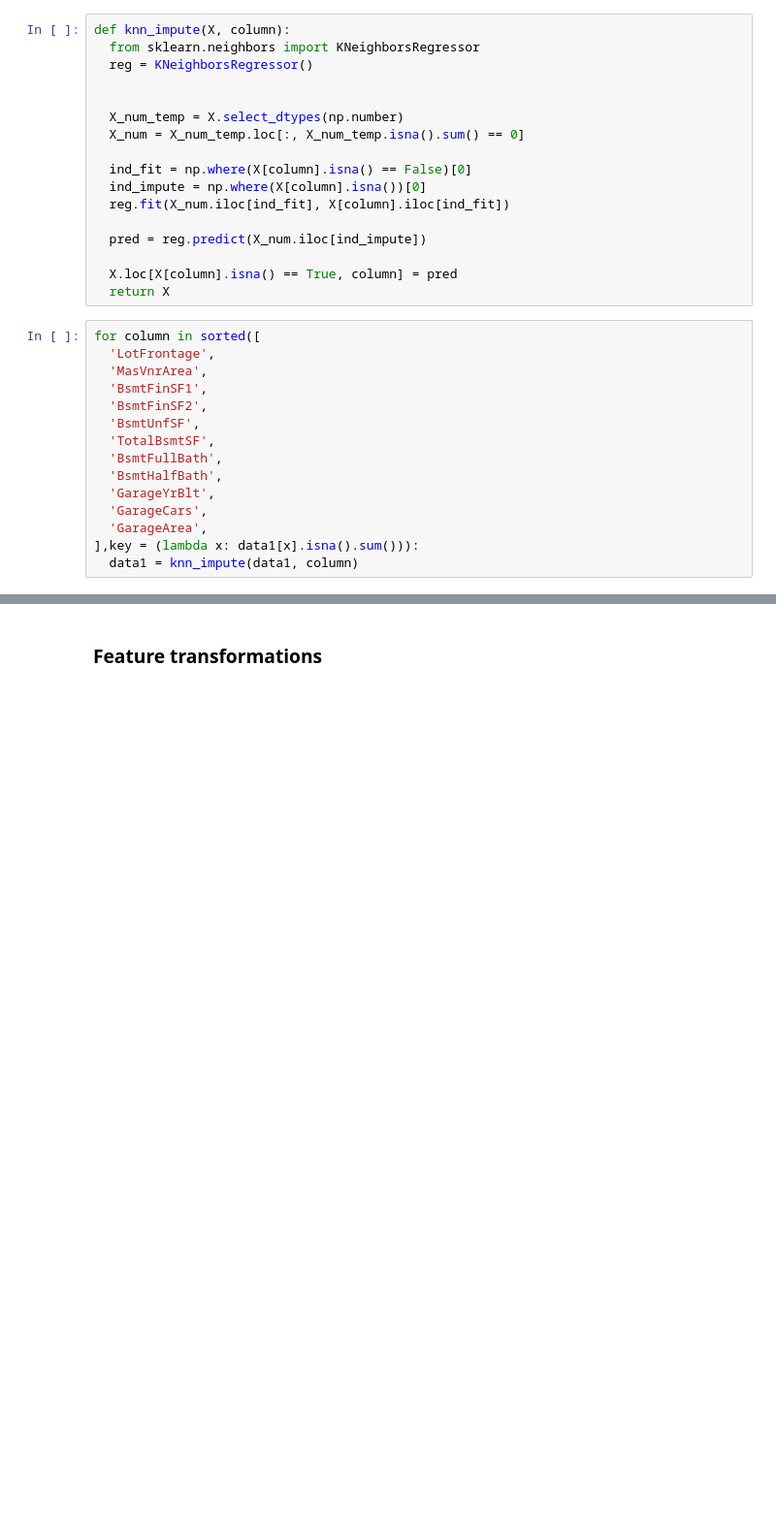
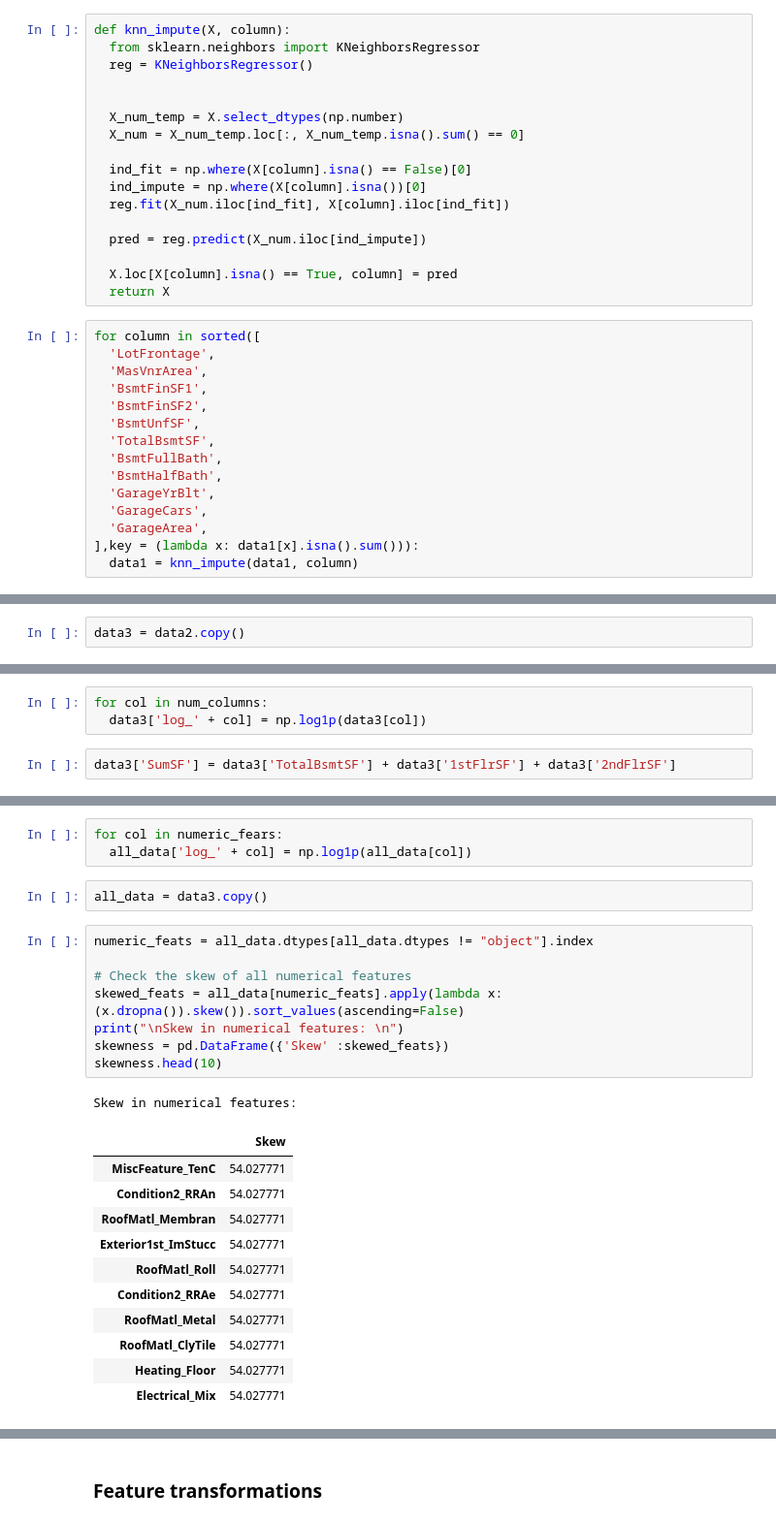
Before and after one commit to pear2jam/notebooks, a Jupyter notebook: Houses_Prices.ipynb, the cells around one changed output, grey strips where cells are left out. Shown at 97% size. Cells and saved outputs as stored; diff of their text form; blank space fills up the shorter version.

```diff
--- a/Houses_Prices.ipynb
+++ b/Houses_Prices.ipynb
@@ -162,0 +341,2 @@ data2 = pd.get_dummies(data1)
+# %%
+data3 = data2.copy()
@@ -162,0 +347,5 @@ data2 = pd.get_dummies(data1)
+# %%
+for col in num_columns:
+  data3['log_' + col] = np.log1p(data3[col])
+# %%
+data3['SumSF'] = data3['TotalBsmtSF'] + data3['1stFlrSF'] + data3['2ndFlrSF']
@@ -162,0 +414,26 @@ data2 = pd.get_dummies(data1)
+# %%
+for col in numeric_fears:
+  all_data['log_' + col] = np.log1p(all_data[col])
+# %%
+all_data = data3.copy()
+# %%
+numeric_feats = all_data.dtypes[all_data.dtypes != "object"].index
+
+# Check the skew of all numerical features
+skewed_feats = all_data[numeric_feats].apply(lambda x: (x.dropna()).skew()).sort_values(ascending=False)
+print("\nSkew in numerical features: \n")
+skewness = pd.DataFrame({'Skew' :skewed_feats})
+skewness.head(10)
+# %% [output]
+Skew in numerical features:
+|  | Skew |
+| MiscFeature_TenC | 54.027771 |
+| Condition2_RRAn | 54.027771 |
+| RoofMatl_Membran | 54.027771 |
+| Exterior1st_ImStucc | 54.027771 |
+| RoofMatl_Roll | 54.027771 |
+| Condition2_RRAe | 54.027771 |
+| RoofMatl_Metal | 54.027771 |
+| RoofMatl_ClyTile | 54.027771 |
+| Heating_Floor | 54.027771 |
+| Electrical_Mix | 54.027771 |
```
Also changed, not shown: parts of 137 cells of this notebook.
